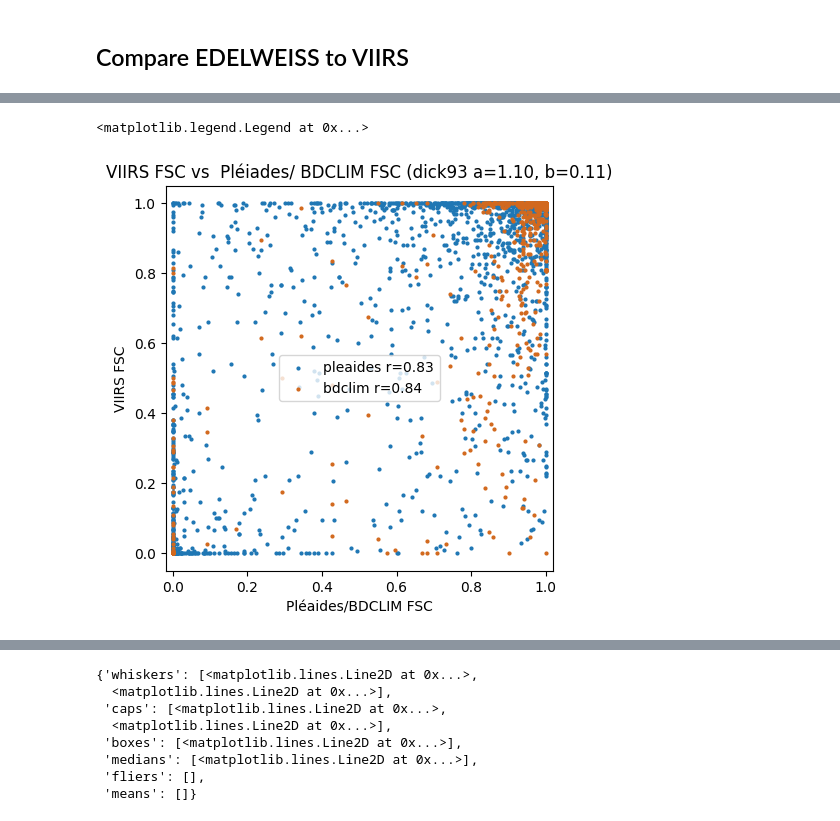
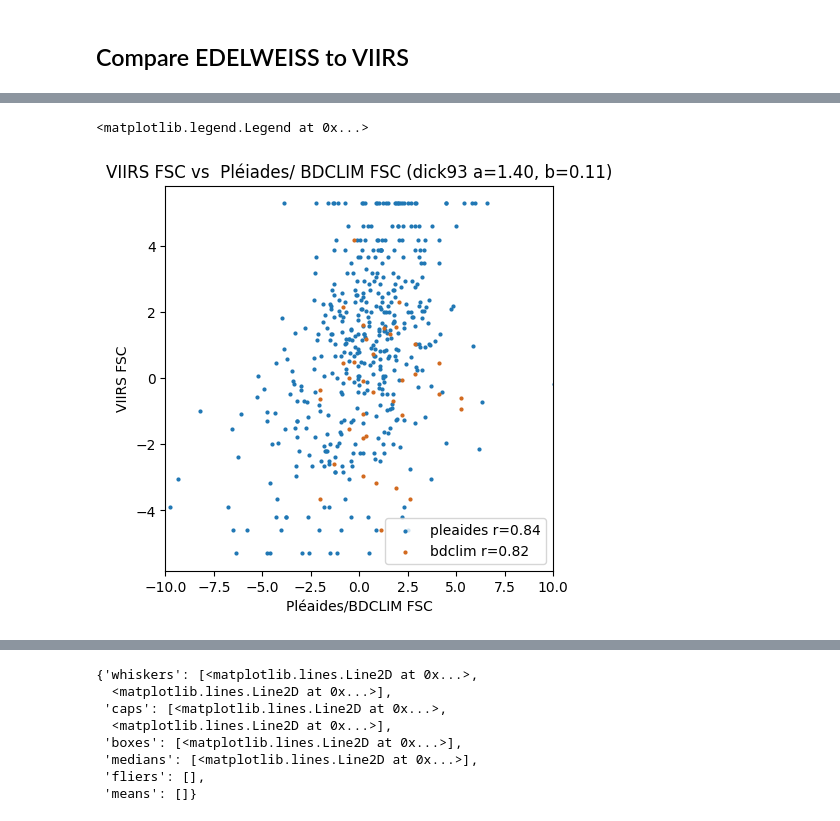
Before and after one commit to nicolaimpe/edelassim, a Jupyter notebook: notebooks/edelweiss_vs_viirs.ipynb, the cells around one changed output, grey strips where cells are left out. Drawn from its saved outputs; the diff is of its cells as text; code cells hidden in the pictures.

Commit message:
add logit operator for observation operator comparison

```diff
--- a/notebooks/edelweiss_vs_viirs.ipynb
+++ b/notebooks/edelweiss_vs_viirs.ipynb
@@ -124,50 +267,52 @@ Text(0.5, 0, 'EDELWEISS FSC')
 # %%
 import matplotlib.pyplot as plt
 from scipy.stats import pearsonr
+from edelassim.observation_operators import dickinson
+from edelassim.evaluations import find_common_correspondences
+from scipy.special import logit
 
-
-def dickinson(sd: np.ndarray, a: float, b: float):
-    return np.minimum(1, (a * sd) / (sd + b))
-
-
-am, bm = 1.1, 0.11
+am, bm = 1.4, 0.11
 
 fig, ax = plt.subplots(figsize=(5, 5))
 
 sd_pleaides = pleiades.sel(x=viirs["x"], y=viirs["y"], method="nearest")
 fsc_pleaides = dickinson(sd_pleaides, am, bm)
-fsc_pleaides = fsc_pleaides.where(fsc_pleaides >= 0)
-viirs_pleaides = viirs.sel(time=pleiades.coords["time"], method="nearest")
+fsc_pleaides = fsc_pleaides.where(fsc_pleaides >= 0).sel(band=1)
+viirs_pleaides_passes = viirs.sel(time=pleiades.coords["time"], method="nearest").assign_coords({"time": fsc_pleaides.time})
 
-viirs_valid = ~np.isnan(viirs_pleaides.assign_coords({"time": fsc_pleaides.time}))
-pleiades_valid = ~np.isnan(fsc_pleaides.sel(band=1))
-union = viirs_valid * pleiades_valid
-viirs_corr = viirs_pleaides.assign_coords({"time": fsc_pleaides.time}).where(union).values.flatten()
-pleaides_corr = fsc_pleaides.where(union).values.flatten()
-viirs_corr = viirs_corr[~np.isnan(viirs_corr)]
-pleaides_corr = pleaides_corr[~np.isnan(pleaides_corr)]
-r_v_p = pearsonr(viirs_corr, pleaides_corr).correlation
-ax.scatter(fsc_pleaides, viirs_pleaides, s=4, label=f"pleaides r={r_v_p:.2f}")
+
+viirs_pleaides_passes_correspondences, pleiades_correspondences = find_common_correspondences(
+    data_1=viirs_pleaides_passes, data_2=fsc_pleaides
+)
+r_virrs_pleaides_fsc = pearsonr(viirs_pleaides_passes_correspondences, pleiades_correspondences).statistic
+ax.scatter(
+    logit(pleiades_correspondences),
+    logit(viirs_pleaides_passes_correspondences),
+    s=4,
+    label=f"pleaides r={r_virrs_pleaides_fsc:.2f}",
+)
 
 sd_bdclim = bdclim.sel(time=viirs.coords["time"], method="nearest")
 fsc_bdclim = dickinson(sd_bdclim, am, bm)
-viirs_station = viirs.sel(x=bdclim.coords["x"], y=bdclim.coords["y"], method="nearest")
+viirs_station = viirs.sel(x=bdclim.coords["x"], y=bdclim.coords["y"], method="nearest").assign_coords(
+    {"time": fsc_bdclim.time}
+)
 
-viirs_s_valid = ~np.isnan(viirs_station)
-bdclim_valid = ~np.isnan(fsc_bdclim.assign_coords({"time": viirs_station.time}))
-union = viirs_s_valid * bdclim_valid
-viirs_s_corr = viirs_station.where(union).values.flatten()
-bdclim_corr = fsc_bdclim.assign_coords({"time": viirs_station.time}).where(union).values.flatten()
-viirs_s_corr = viirs_s_corr[~np.isnan(viirs_s_corr)]
-bdclim_corr = bdclim_corr[~np.isnan(bdclim_corr)]
-r_v_b = pearsonr(viirs_s_corr, bdclim_corr).correlation
+viirs_station_correspondences, bdclim_correspondences = find_common_correspondences(data_1=viirs_station, data_2=fsc_bdclim)
+r_virrs_bdclim_fsc = pearsonr(viirs_station_correspondences, bdclim_correspondences).statistic
+ax.scatter(
+    logit(bdclim_correspondences),
+    logit(viirs_station_correspondences),
+    color="chocolate",
+    s=4,
+    label=f"bdclim r={r_virrs_bdclim_fsc:.2f}",
+)
 
-ax.scatter(bdclim_corr, viirs_s_corr, color="chocolate", s=4, label=f"bdclim r={r_v_b:.2f}")
 ax.set_title(f"VIIRS FSC vs  Pléiades/ BDCLIM FSC (dick93 a={am:.2f}, b={bm:.2f})")
 ax.set_ylabel("VIIRS FSC")
 ax.set_xlabel("Pléaides/BDCLIM FSC")
-ax.set_xlim(-0.02, 1.02)
+ax.set_xlim(-10, 10)
 ax.legend()
 # %% [output]
 <matplotlib.legend.Legend at 0x...>
-[figure, old version]
+[figure, new version]
```
Also changed, not shown: parts of 7 cells of this notebook, 10 other files.
